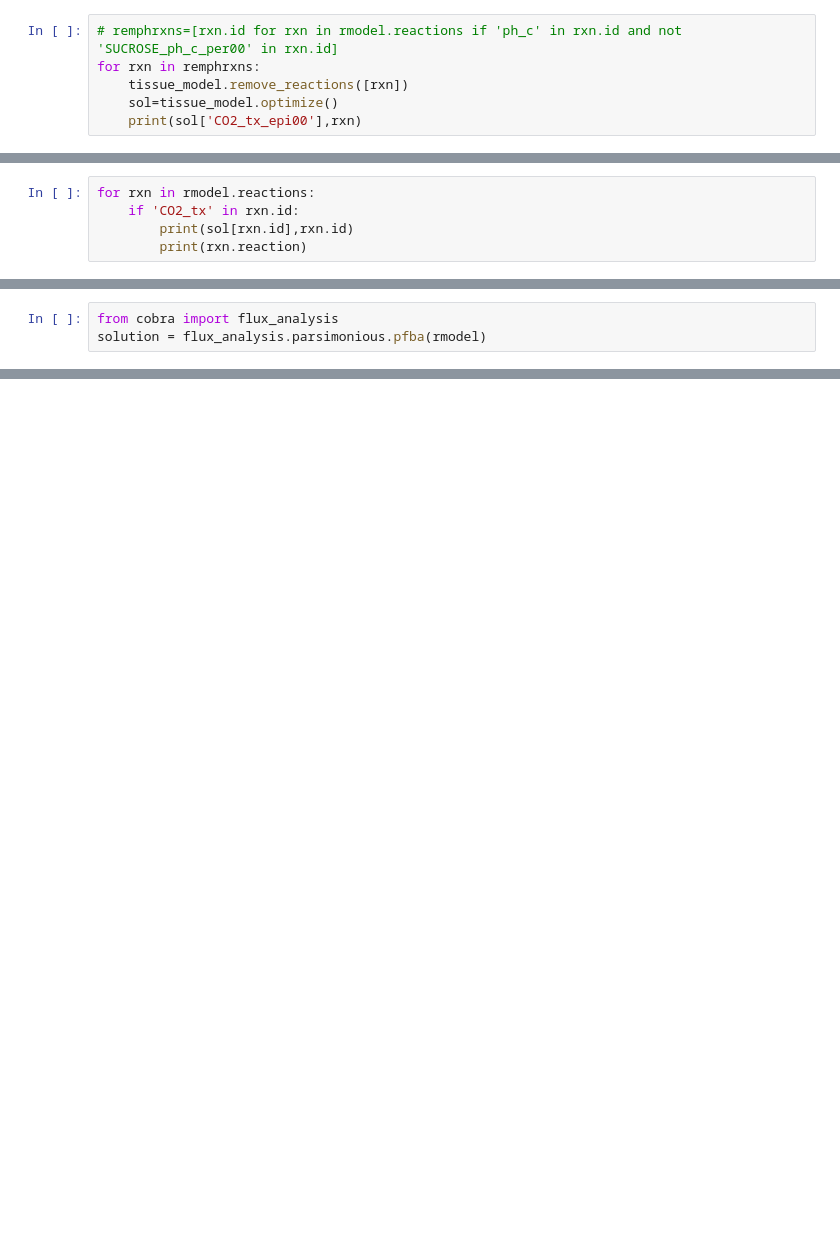
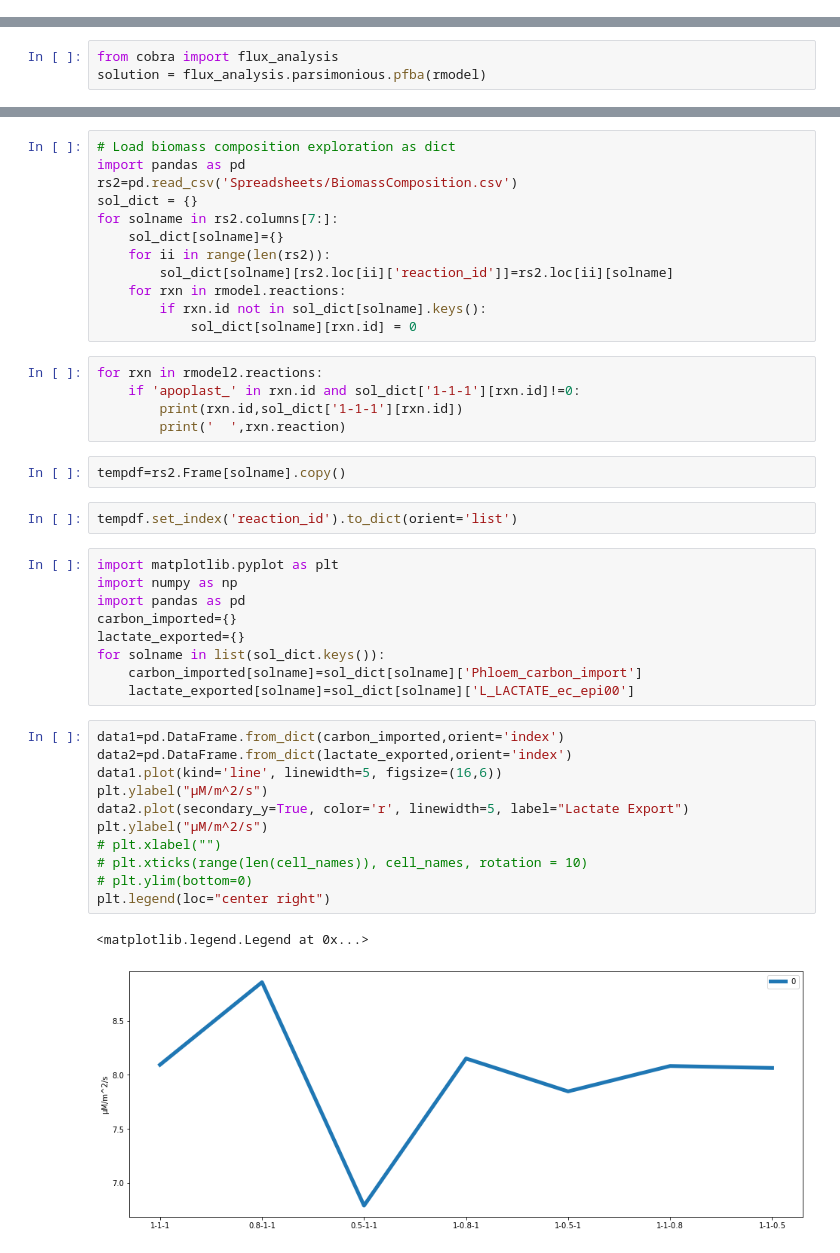
Before and after one commit to ljs1002/A-role-for-fermentation-in-aerobic-conditions-as-revealed-by-computational-analysis, a Jupyter notebook: roots.ipynb, the cells around one changed output, grey strips where cells are left out. Drawn from its saved outputs; the diff is of its cells as text; blank space fills up the shorter version.

```diff
--- a/roots.ipynb
+++ b/roots.ipynb
@@ -391,6 +487,0 @@ remphrxns
-# %%
-# remphrxns=[rxn.id for rxn in rmodel.reactions if 'ph_c' in rxn.id and not 'SUCROSE_ph_c_per00' in rxn.id]
-for rxn in remphrxns:
-    tissue_model.remove_reactions([rxn])
-    sol=tissue_model.optimize()
-    print(sol['CO2_tx_epi00'],rxn)
@@ -408,8 +488,3 @@ print(sol['Phloem_import_reaction'],sol['CO2_tx_epi00'],rxn)
-# %%
-for rxn in rmodel.reactions:
-    if 'CO2_tx' in rxn.id:
-        print(sol[rxn.id],rxn.id)
-        print(rxn.reaction)
 # %%
 for rxn in rmodel.reactions:
     if any(['CARBON_DIOXIDE' in met.id for met in rxn.metabolites]) and sol[rxn.id]!=0:
@@ -937,0 +873,44 @@ for rxn in rmodel.reactions:
+# %%
+# Load biomass composition exploration as dict
+import pandas as pd
+rs2=pd.read_csv('Spreadsheets/BiomassComposition.csv')
+sol_dict = {}
+for solname in rs2.columns[7:]:
+    sol_dict[solname]={}
+    for ii in range(len(rs2)):
+        sol_dict[solname][rs2.loc[ii]['reaction_id']]=rs2.loc[ii][solname]
+    for rxn in rmodel.reactions:
+        if rxn.id not in sol_dict[solname].keys():
+            sol_dict[solname][rxn.id] = 0
+# %%
+for rxn in rmodel2.reactions:
+    if 'apoplast_' in rxn.id and sol_dict['1-1-1'][rxn.id]!=0:
+        print(rxn.id,sol_dict['1-1-1'][rxn.id])
+        print('  ',rxn.reaction)
+# %%
+tempdf=rs2.Frame[solname].copy()
+# %%
+tempdf.set_index('reaction_id').to_dict(orient='list')
+# %%
+import matplotlib.pyplot as plt
+import numpy as np
+import pandas as pd
+carbon_imported={}
+lactate_exported={}
+for solname in list(sol_dict.keys()):
+    carbon_imported[solname]=sol_dict[solname]['Phloem_carbon_import']
+    lactate_exported[solname]=sol_dict[solname]['L_LACTATE_ec_epi00']
+# %%
+data1=pd.DataFrame.from_dict(carbon_imported,orient='index')
+data2=pd.DataFrame.from_dict(lactate_exported,orient='index')
+data1.plot(kind='line', linewidth=5, figsize=(16,6))
+plt.ylabel("μM/m^2/s")
+data2.plot(secondary_y=True, color='r', linewidth=5, label="Lactate Export")
+plt.ylabel("μM/m^2/s")
+# plt.xlabel("")
+# plt.xticks(range(len(cell_names)), cell_names, rotation = 10)
+# plt.ylim(bottom=0)
+plt.legend(loc="center right")
+# %% [output]
+<matplotlib.legend.Legend at 0x...>
+[figure, added]
```
Also changed, not shown: parts of 451 cells of this notebook, 20 other files.
